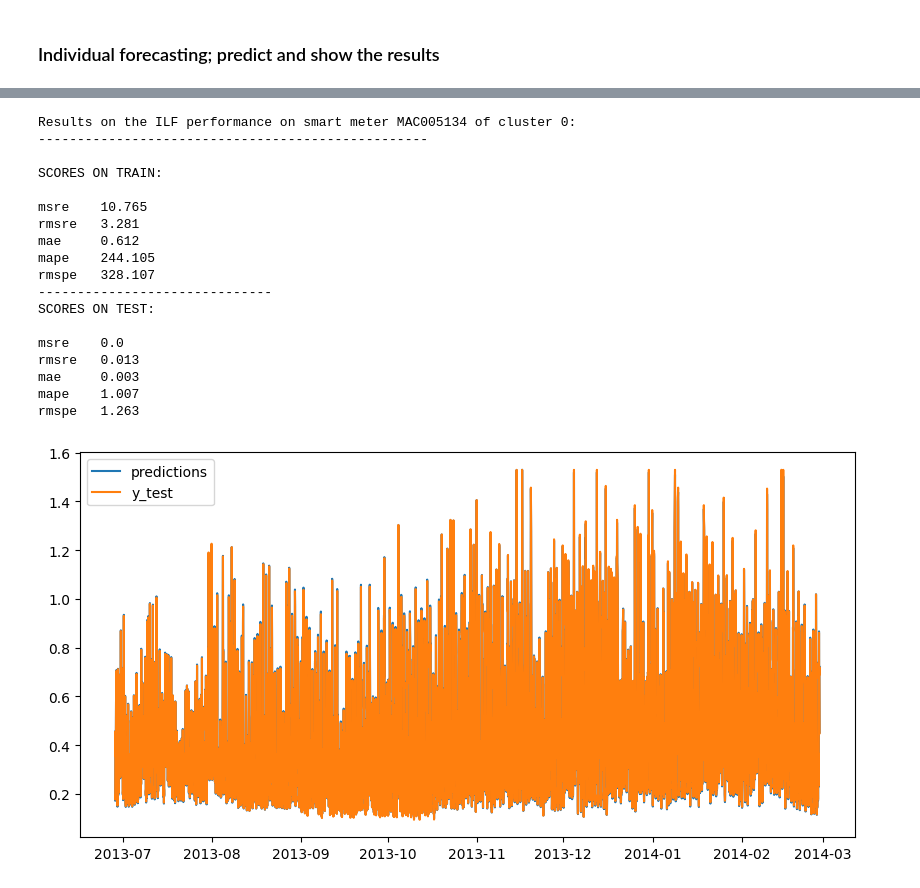
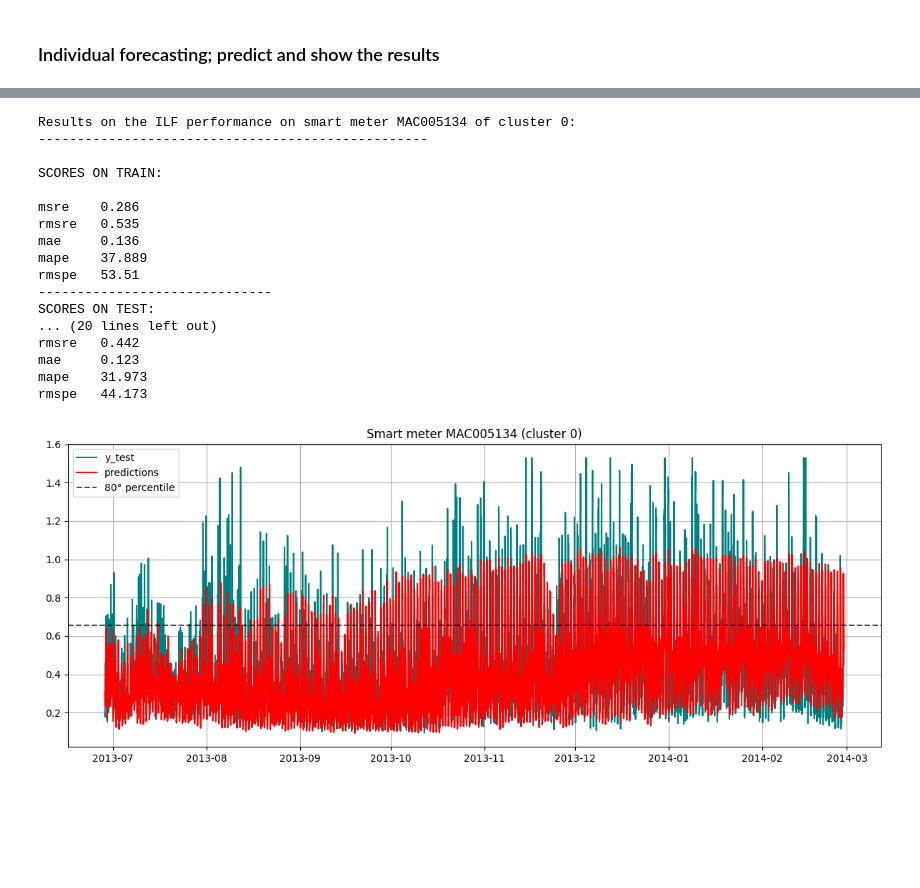
Before and after one commit to samueleborgognoni/kmeans_nn_ILF_london_smart_meters, a Jupyter notebook: 4_Load_Forecasting_lag.ipynb, the cells around one changed output, grey strips where cells are left out. Saved outputs shown, nothing was run; the diff lists cells and outputs as text; code cells hidden in the pictures; blank space fills up the shorter version.

```diff
--- a/4_Load_Forecasting_lag.ipynb
+++ b/4_Load_Forecasting_lag.ipynb
@@ -731,7 +731,7 @@ def prepare_df_ilf(df_time_clusterID:pd.DataFrame, df_time_mean_cluster, cluster
   X_ilf = X_raw.merge(_dfc, on='tstp', how='left')
 
   # Do feature engineering to add sinusoidal values of timestamps and LAGS
-  X_ilf_ready = feature_eng(X_ilf, lag_168=False, col_name='energy(kWh)')
+  X_ilf_ready = feature_eng(X_ilf, lag_168=False, col_name='LCLid')
   X_ilf_ready = X_ilf_ready.reset_index()
 
   # FACTORIZE the LCLid (smart meter ID) str values to assign a INT to each one
@@ -1028,48 +1040,86 @@ rmspe   45.318
 # %%
 # Select the number of a smart meter ID
 selected_ID = 100 # <--- select ID of the smart meter to show
 
 # Find which LCLid actually corresponds to select_ID
 id_to_lclid = {i: lcl for i, lcl in enumerate(LCLids)}
 matching_LCLid = id_to_lclid[selected_ID]
 
 # Get the idx to filter the selected smart meter samples
 __idx_train = id_input_train.reset_index().index[id_input_train == selected_ID]
 __idx_test = id_input_test.reset_index().index[id_input_test == selected_ID]
 
 # Calculate the performance metrics for the selected smart meter
 print(f'Results on the ILF performance on smart meter {matching_LCLid} of cluster {cluster_id}:')
 print('-'*50,'\n')
 calc_performance_ILF(y_train_pred[__idx_train], y_ilf_train[__idx_train], y_pred[__idx_test], y_ilf_test[__idx_test])
 
 
-# PLOT THE TOTAL FORECASTS for the selected smart meter
-plt.figure(figsize=(10,5))
-plt.plot(y_ilf_test[__idx_test].index, y_pred[__idx_test],label='predictions')
-plt.plot(y_ilf_test[__idx_test].index, y_ilf_test.iloc[__idx_test], label='y_test')
+# 95° PERCENTILE
+q80 = y_ilf_test.quantile(0.80)
+# Percentile mask
+mask_80 = (y_ilf_test >= q80)
+# Performance metrics
+print(f'Results on the ILF performance on smart meter {matching_LCLid} of cluster {cluster_id}:')
+print('-'*50, '\n')
 
+calc_performance_ILF(
+    y_train_pred[__idx_train],
+    y_ilf_train[__idx_train],
+    y_pred[__idx_test],
+    y_ilf_test[__idx_test]
+)
+
+# PLOT
+plt.figure(figsize=(12,5))
+
+# True test values
+plt.plot(
+    y_ilf_test[__idx_test].index,
+    y_ilf_test[__idx_test],
+    label='y_test', color='teal'
+)
+
+# Preds
+plt.plot(
+    y_ilf_test[__idx_test].index,
+    y_pred[__idx_test],
+    label='predictions', color='red'
+)
+
+# Percentile line
+plt.axhline(
+    q80,
+    color='black',
+    linestyle='--',
+    alpha=0.7,
+    label='80° percentile',
+)
+
+plt.title(f"Smart meter {matching_LCLid} (cluster {cluster_id})")
 plt.legend()
+plt.grid(True)
+plt.tight_layout()
 plt.show()
 # %% [output]
 Results on the ILF performance on smart meter MAC005134 of cluster 0:
 --------------------------------------------------
 
 SCORES ON TRAIN:
 
-msre    10.765
-rmsre   3.281
-mae     0.612
-mape    244.105
-rmspe   328.107
+msre    0.286
+rmsre   0.535
+mae     0.136
+mape    37.889
+rmspe   53.51
 ------------------------------
 SCORES ON TEST:
-
-msre    0.0
-rmsre   0.013
-mae     0.003
-mape    1.007
-rmspe   1.263
+... (20 lines left out)
+rmsre   0.442
+mae     0.123
+mape    31.973
+rmspe   44.173
-[figure, old version]
+[figure, new version]
 # %%
 series_test = y_ilf_test.iloc[__idx_test]
 pred_test = y_pred[__idx_test]
```
Also changed, not shown: parts of 12 cells of this notebook.
